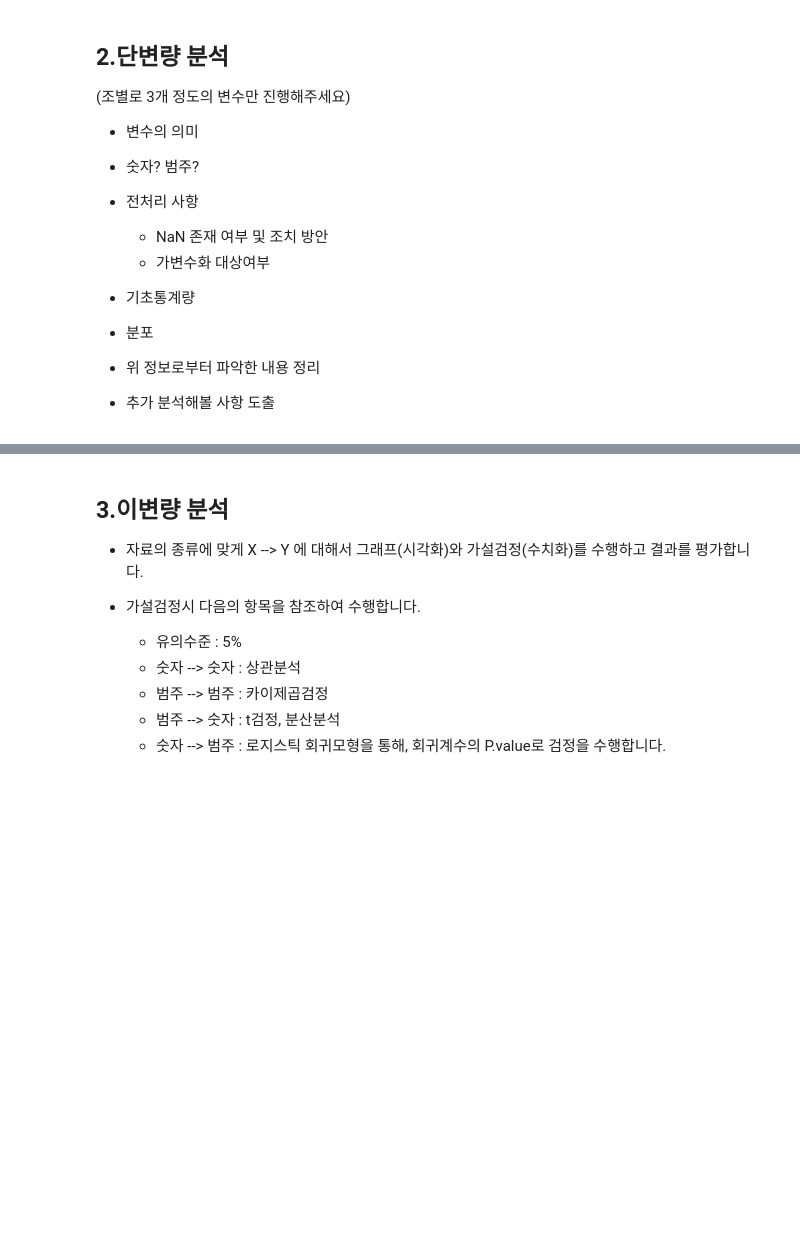
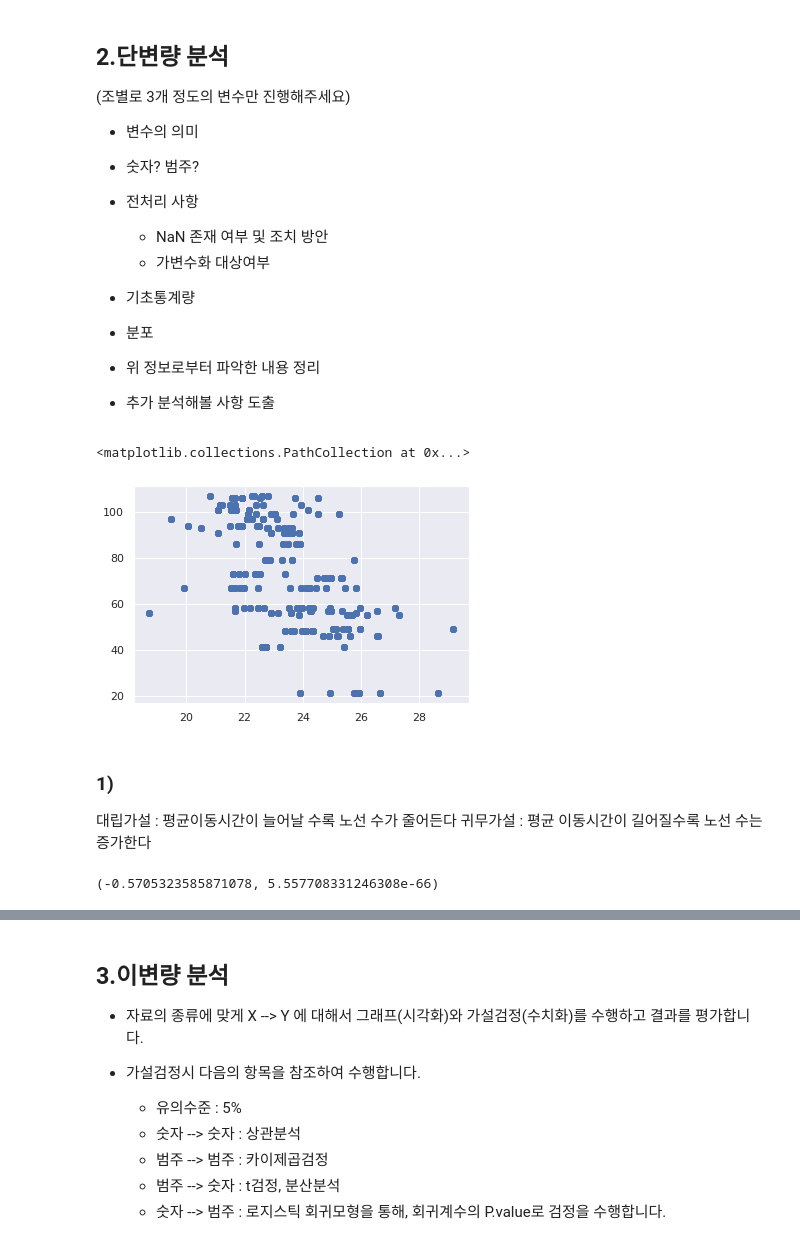
Before and after one commit to cyeongy/kt-aivle, a Jupyter notebook: 미니프로젝트1_서울시버스수요분석_학생용/서울시버스수요분석/lecture/2.1 조별 제출물_x반_x조.ipynb, the cells around one changed output, grey strips where cells are left out. Saved outputs shown, nothing was run; the diff lists cells and outputs as text; code cells hidden in the pictures; blank space fills up the shorter version.

```diff
--- a/미니프로젝트1_서울시버스수요분석_학생용/서울시버스수요분석/lecture/2.1 조별 제출물_x반_x조.ipynb
+++ b/미니프로젝트1_서울시버스수요분석_학생용/서울시버스수요분석/lecture/2.1 조별 제출물_x반_x조.ipynb
@@ -226,17 +247,31 @@ import matplotlib.pyplot as plt
 
 # 로컬에서 사용하신다면 맑은 고딕
 
-plt.rc('font', family='Malgun Gothic')
-sns.set(font="Malgun Gothic",#"NanumGothicCoding",
-        rc={"axes.unicode_minus":False}, # 마이너스 부호 깨짐 현상 해결
-        style='darkgrid')
-
-# AIDU에서 사용하신다면 나눔 고딕
-
-# plt.rc('font', family='nanum')
+# plt.rc('font', family='NanumGothicCoding')
 # sns.set(font="NanumGothicCoding",#"NanumGothicCoding",
 #         rc={"axes.unicode_minus":False}, # 마이너스 부호 깨짐 현상 해결
 #         style='darkgrid')
 
+# AIDU에서 사용하신다면 나눔 고딕
+
+plt.rc('font', family='nanum')
+sns.set(font="NanumGothicCoding",#"NanumGothicCoding",
+        rc={"axes.unicode_minus":False}, # 마이너스 부호 깨짐 현상 해결
+        style='darkgrid')
+
 # scipy
 import scipy.stats as spst
+# %%
+# plt.figure(figsize=(20,16))
+plt.scatter('평균 이동 시간(분)', '노선수', data = df)
+# %% [output]
+<matplotlib.collections.PathCollection at 0x...>
+[figure, added]
+# %% [markdown]
+### 1)
+대립가설 : 평균이동시간이 늘어날 수록 노선 수가 줄어든다
+귀무가설 : 평균 이동시간이 길어질수록 노선 수는 증가한다
+# %%
+spst.pearsonr(df['노선수'],df['평균 이동 시간(분)'])
+# %% [output]
+(-0.5705323585871078, 5.557708331246308e-66)
```
Also changed, not shown: parts of 30 cells of this notebook, 6 other files.
